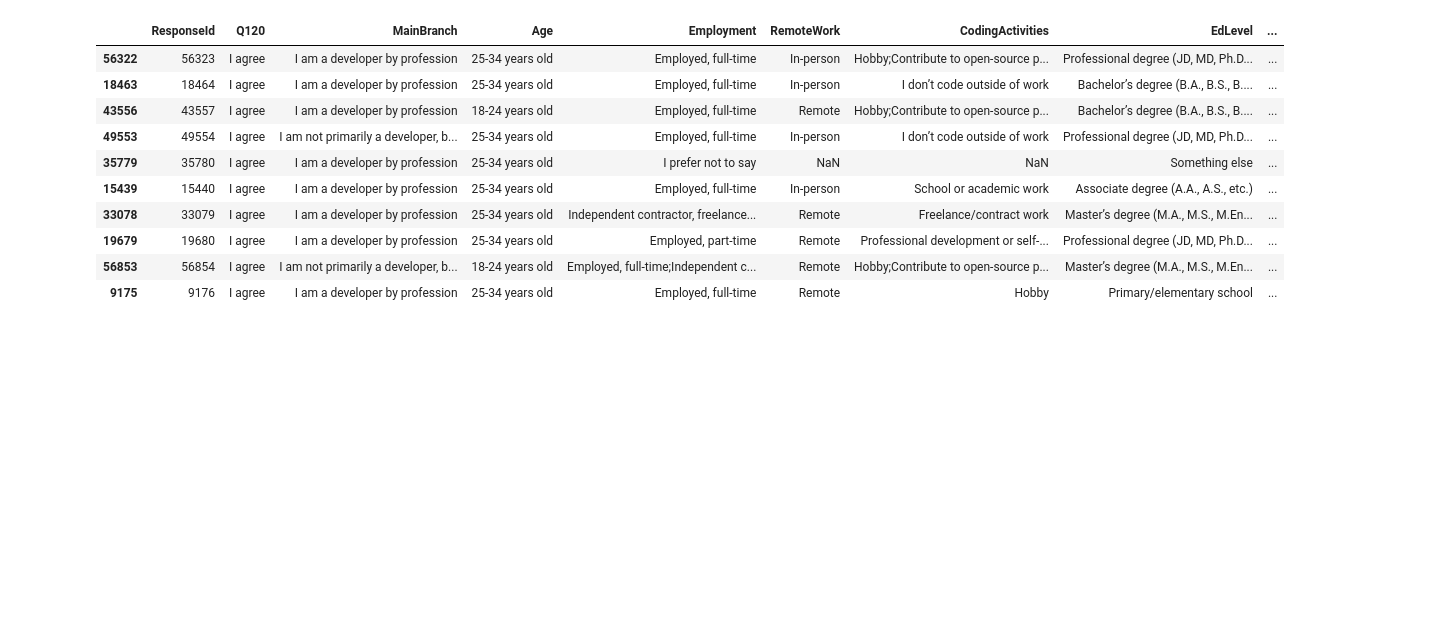
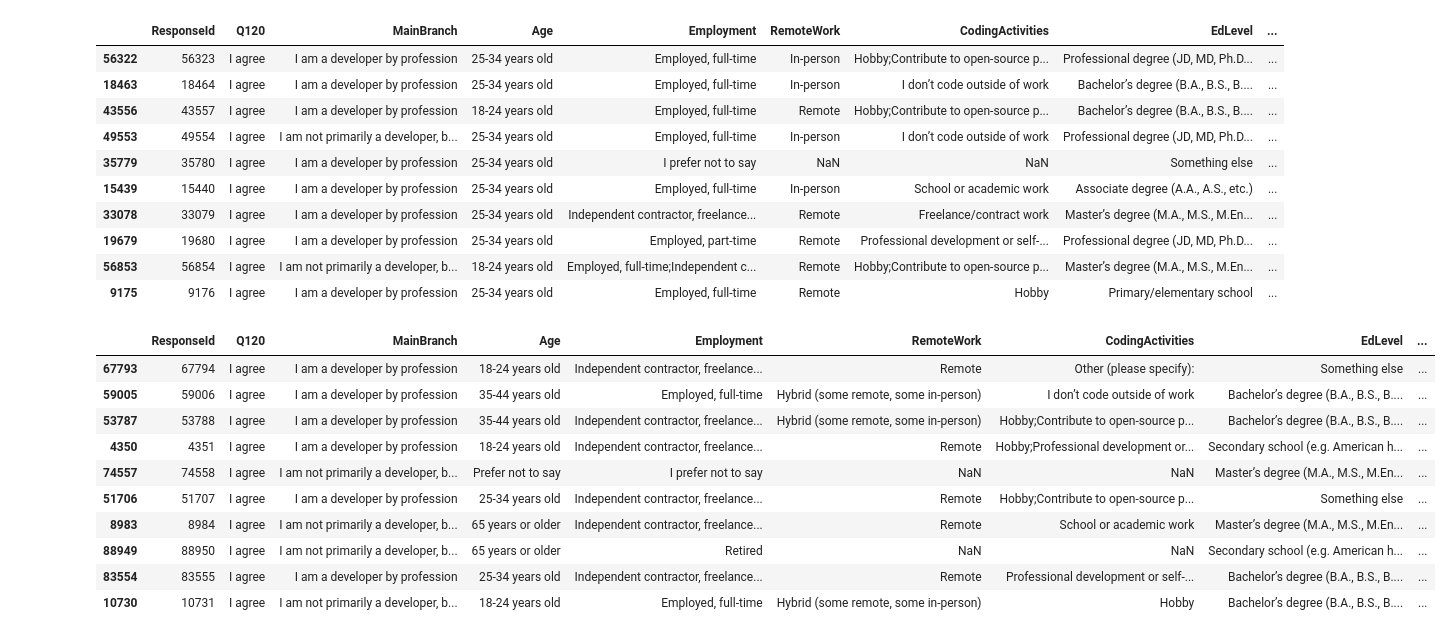
Before and after one commit to Bharatsinghthakur/Python-revision, a Jupyter notebook: pandas/sorting/Sortingwithcsv.ipynb, the cells around one changed output. Cells and saved outputs as stored; diff of their text form; code cells hidden in the pictures; blank space fills up the shorter version.

```diff
--- a/pandas/sorting/Sortingwithcsv.ipynb
+++ b/pandas/sorting/Sortingwithcsv.ipynb
@@ -64,4 +64,16 @@ df.nlargest(10,'CompTotal')
 | 56853 | 56854 | I agree | I am not primarily a developer, b... | 18-24 years old | Employed, full-time;Independent c... | Remote | Hobby;Contribute to open-source p... | Master’s degree (M.A., M.S., M.En... | ... |
 | 9175 | 9176 | I agree | I am a developer by profession | 25-34 years old | Employed, full-time | Remote | Hobby | Primary/elementary school | ... |
 # %%
-df.nsmallest(10,'Compt)
+df.nsmallest(10,'CompTotal')
+# %% [output]
+|  | ResponseId | Q120 | MainBranch | Age | Employment | RemoteWork | CodingActivities | EdLevel | ... |
+| 67793 | 67794 | I agree | I am a developer by profession | 18-24 years old | Independent contractor, freelance... | Remote | Other (please specify): | Something else | ... |
+| 59005 | 59006 | I agree | I am a developer by profession | 35-44 years old | Employed, full-time | Hybrid (some remote, some in-person) | I don’t code outside of work | Bachelor’s degree (B.A., B.S., B.... | ... |
+| 53787 | 53788 | I agree | I am a developer by profession | 35-44 years old | Independent contractor, freelance... | Hybrid (some remote, some in-person) | Hobby;Contribute to open-source p... | Bachelor’s degree (B.A., B.S., B.... | ... |
+| 4350 | 4351 | I agree | I am a developer by profession | 18-24 years old | Independent contractor, freelance... | Remote | Hobby;Professional development or... | Secondary school (e.g. American h... | ... |
+| 74557 | 74558 | I agree | I am not primarily a developer, b... | Prefer not to say | I prefer not to say | NaN | NaN | Master’s degree (M.A., M.S., M.En... | ... |
+| 51706 | 51707 | I agree | I am a developer by profession | 25-34 years old | Independent contractor, freelance... | Remote | Hobby;Contribute to open-source p... | Something else | ... |
+| 8983 | 8984 | I agree | I am not primarily a developer, b... | 65 years or older | Independent contractor, freelance... | Remote | School or academic work | Master’s degree (M.A., M.S., M.En... | ... |
+| 88949 | 88950 | I agree | I am not primarily a developer, b... | 65 years or older | Retired | NaN | NaN | Secondary school (e.g. American h... | ... |
+| 83554 | 83555 | I agree | I am a developer by profession | 25-34 years old | Independent contractor, freelance... | Remote | Professional development or self-... | Bachelor’s degree (B.A., B.S., B.... | ... |
+| 10730 | 10731 | I agree | I am not primarily a developer, b... | 18-24 years old | Employed, full-time | Hybrid (some remote, some in-person) | Hobby | Bachelor’s degree (B.A., B.S., B.... | ... |
```
Also changed, not shown: 1 other file.
